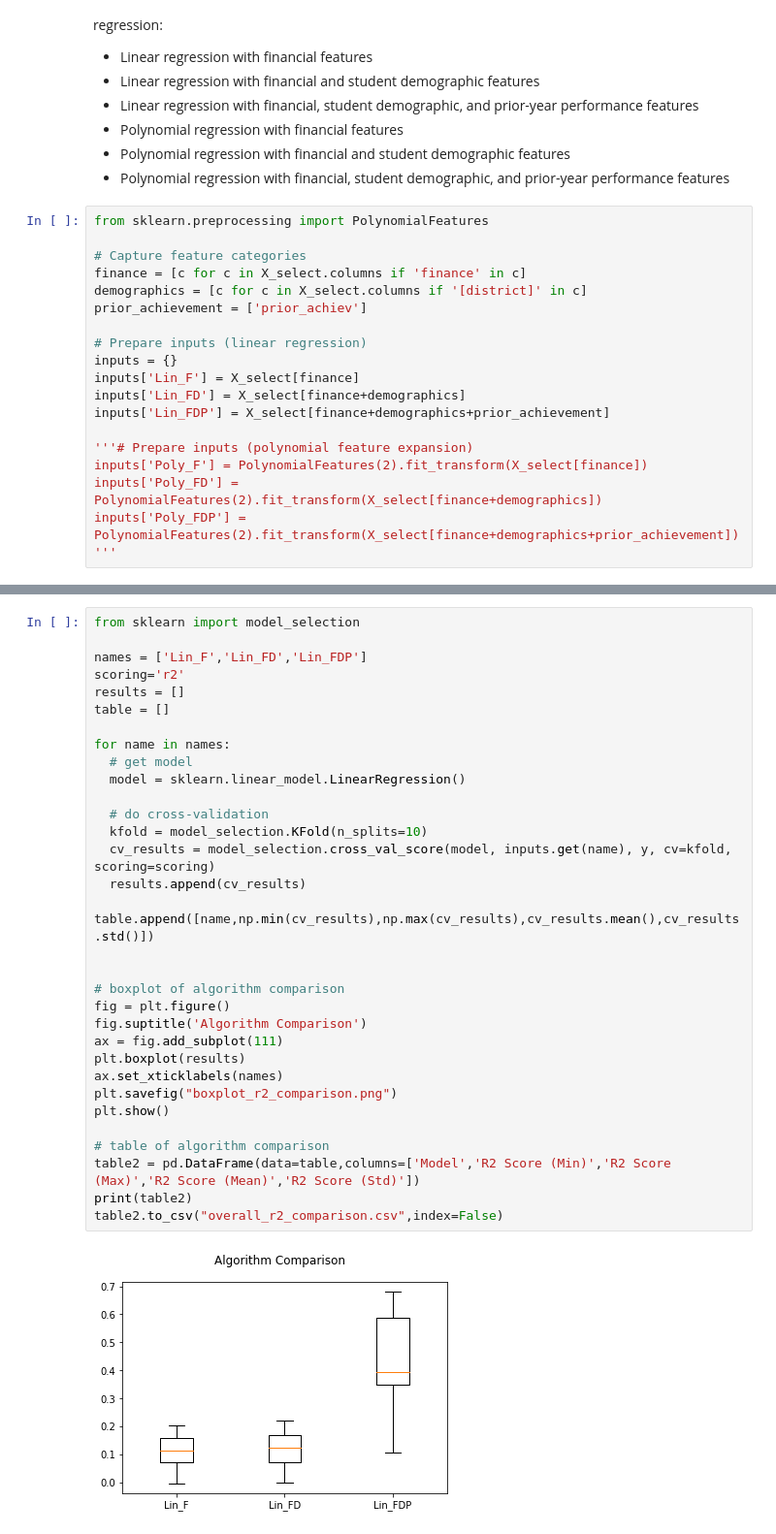
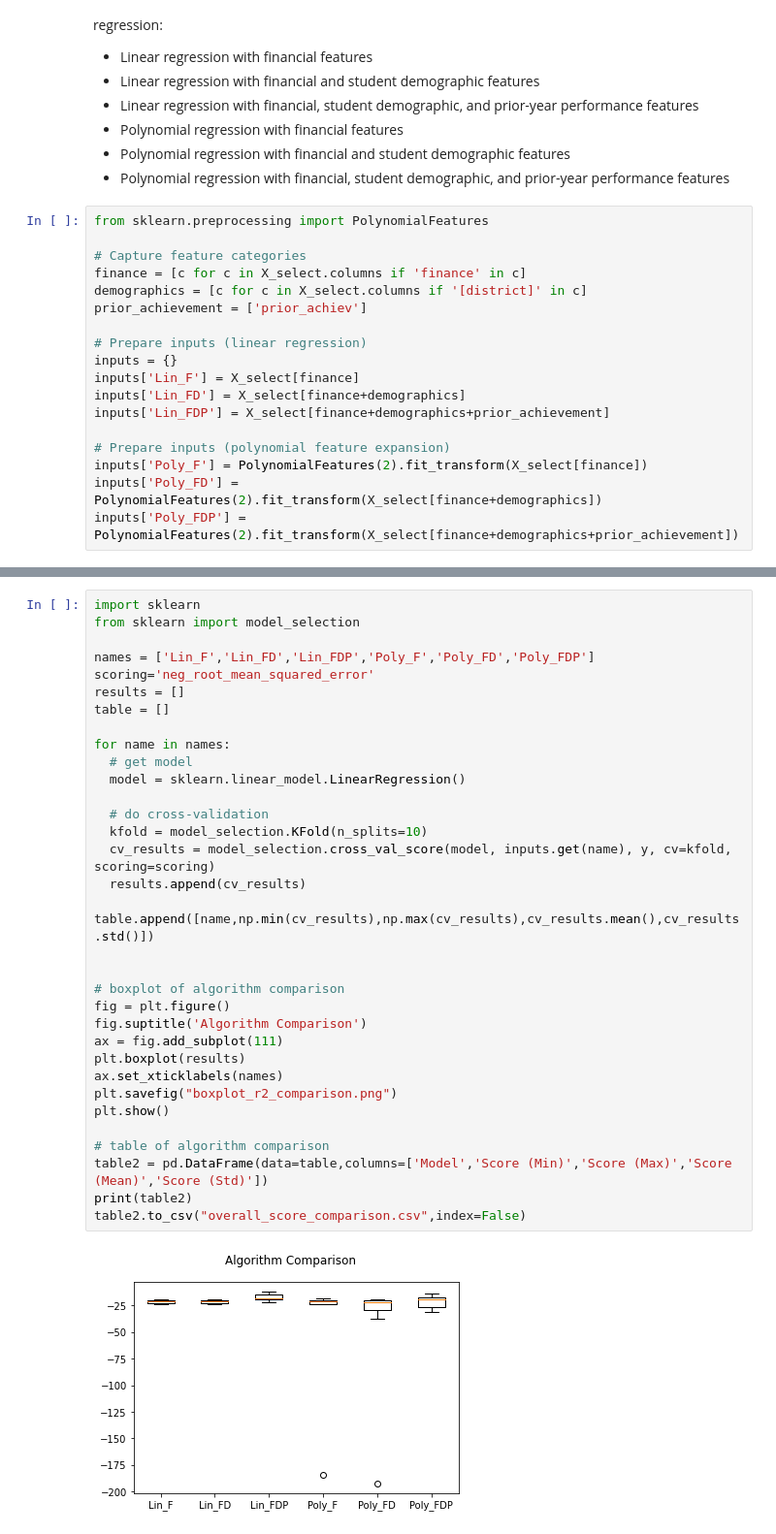
Before and after one commit to anujkpatty/CIS-419-519-Final-Project, a Jupyter notebook: district_linear_regression_model_v2.ipynb, the cells around one changed output, grey strips where cells are left out. Shown at 97% size. Saved outputs shown, nothing was run; the diff lists cells and outputs as text.

```diff
--- a/district_linear_regression_model_v2.ipynb
+++ b/district_linear_regression_model_v2.ipynb
@@ -300,7 +300,7 @@ inputs['Lin_F'] = X_select[finance]
 inputs['Lin_FD'] = X_select[finance+demographics]
 inputs['Lin_FDP'] = X_select[finance+demographics+prior_achievement]
 
-'''# Prepare inputs (polynomial feature expansion)
+# Prepare inputs (polynomial feature expansion)
 inputs['Poly_F'] = PolynomialFeatures(2).fit_transform(X_select[finance])
 inputs['Poly_FD'] = PolynomialFeatures(2).fit_transform(X_select[finance+demographics])
-inputs['Poly_FDP'] = PolynomialFeatures(2).fit_transform(X_select[finance+demographics+prior_achievement])'''
+inputs['Poly_FDP'] = PolynomialFeatures(2).fit_transform(X_select[finance+demographics+prior_achievement])
@@ -309,34 +307,35 @@ inputs['Poly_FDP'] = PolynomialFeatures(2).fit_transform(X_select[finance+demogr
 # %%
+import sklearn
 from sklearn import model_selection
 
-names = ['Lin_F','Lin_FD','Lin_FDP']
-scoring='r2'
+names = ['Lin_F','Lin_FD','Lin_FDP','Poly_F','Poly_FD','Poly_FDP']
+scoring='neg_root_mean_squared_error'
 results = []
 table = []
 
 for name in names:
   # get model
   model = sklearn.linear_model.LinearRegression()
 
   # do cross-validation
   kfold = model_selection.KFold(n_splits=10)
   cv_results = model_selection.cross_val_score(model, inputs.get(name), y, cv=kfold, scoring=scoring)
   results.append(cv_results)
   table.append([name,np.min(cv_results),np.max(cv_results),cv_results.mean(),cv_results.std()])
 
 
 # boxplot of algorithm comparison
 fig = plt.figure()
 fig.suptitle('Algorithm Comparison')
 ax = fig.add_subplot(111)
 plt.boxplot(results)
 ax.set_xticklabels(names)
 plt.savefig("boxplot_r2_comparison.png")
 plt.show()
 
 # table of algorithm comparison
-table2 = pd.DataFrame(data=table,columns=['Model','R2 Score (Min)','R2 Score (Max)','R2 Score (Mean)','R2 Score (Std)'])
+table2 = pd.DataFrame(data=table,columns=['Model','Score (Min)','Score (Max)','Score (Mean)','Score (Std)'])
 print(table2)
-table2.to_csv("overall_r2_comparison.csv",index=False)
+table2.to_csv("overall_score_comparison.csv",index=False)
 # %% [output]
-[figure, old version]
+[figure, new version]
```
Also changed, not shown: parts of 7 cells of this notebook, 1 other file.
